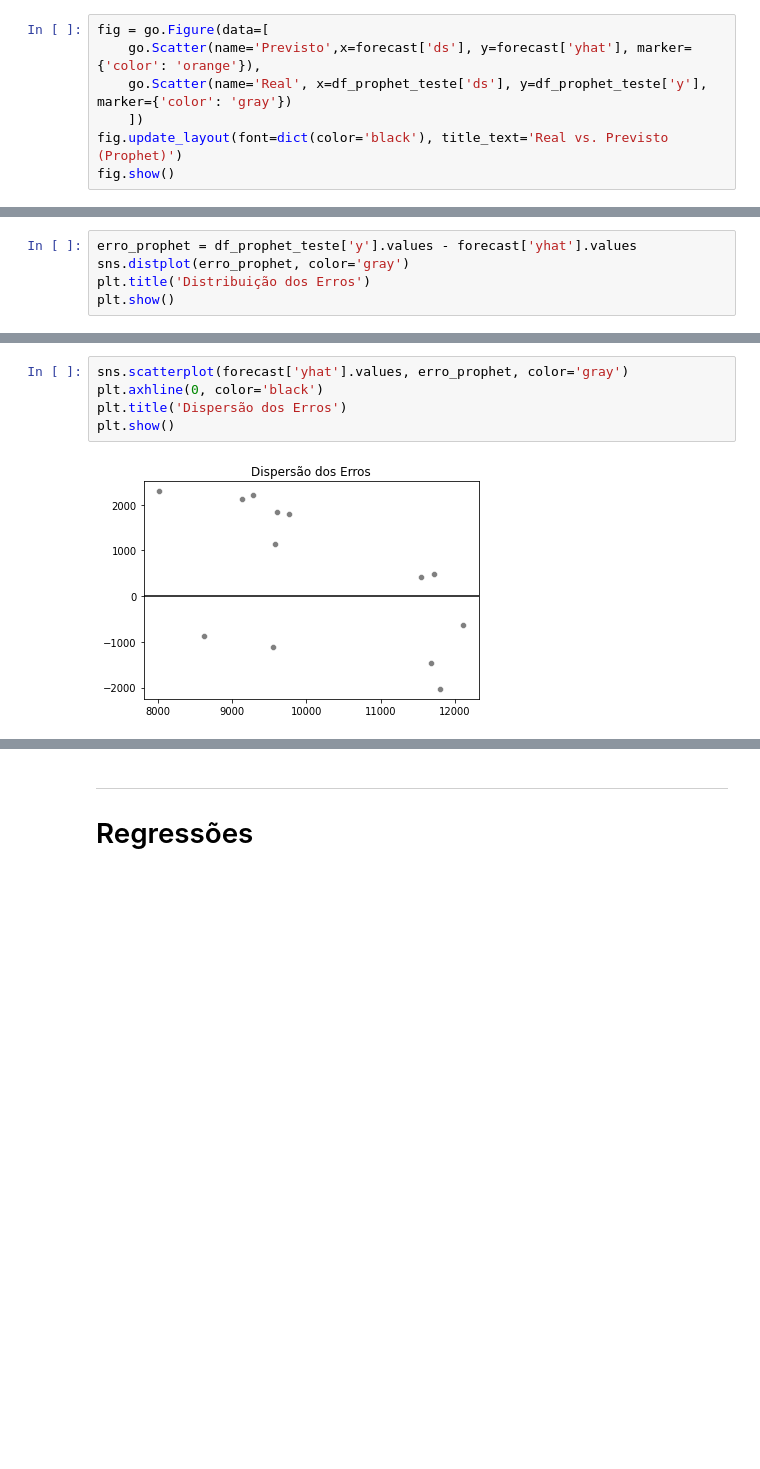
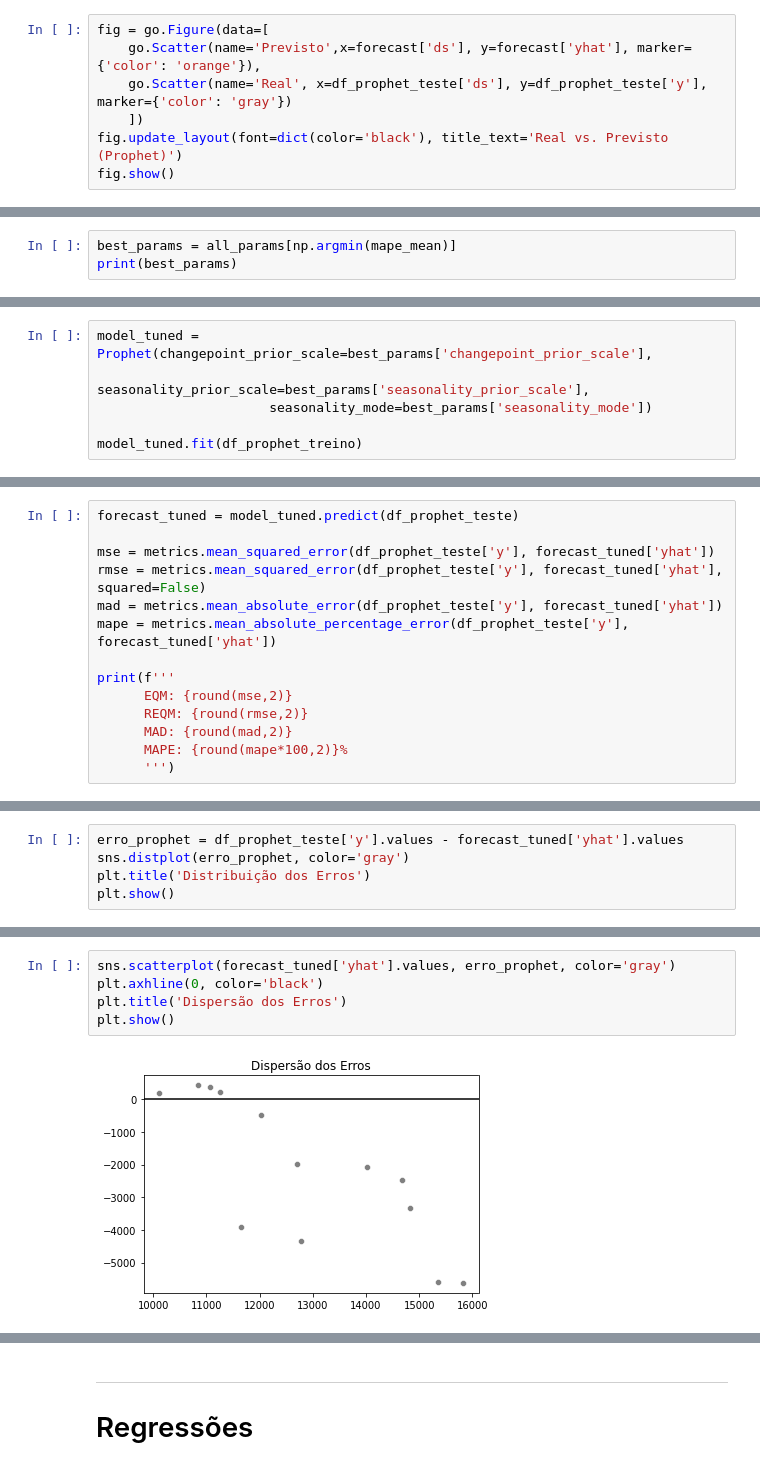
Before and after one commit to thiago-osorio/digital-house, a Jupyter notebook: projeto_integrador/Notebooks/modelagem.ipynb, the cells around one changed output, grey strips where cells are left out. Cells and saved outputs as stored; diff of their text form; blank space fills up the shorter version.

Commit message:
Ajustes modelagem

```diff
--- a/projeto_integrador/Notebooks/modelagem.ipynb
+++ b/projeto_integrador/Notebooks/modelagem.ipynb
@@ -108,0 +200,3 @@ fig.show()
+# %%
+best_params = all_params[np.argmin(mape_mean)]
+print(best_params)
@@ -108,0 +233,6 @@ fig.show()
+# %%
+model_tuned = Prophet(changepoint_prior_scale=best_params['changepoint_prior_scale'],
+                      seasonality_prior_scale=best_params['seasonality_prior_scale'],
+                      seasonality_mode=best_params['seasonality_mode'])
+
+model_tuned.fit(df_prophet_treino)
@@ -108,0 +243,14 @@ fig.show()
+# %%
+forecast_tuned = model_tuned.predict(df_prophet_teste)
+
+mse = metrics.mean_squared_error(df_prophet_teste['y'], forecast_tuned['yhat'])
+rmse = metrics.mean_squared_error(df_prophet_teste['y'], forecast_tuned['yhat'], squared=False)
+mad = metrics.mean_absolute_error(df_prophet_teste['y'], forecast_tuned['yhat'])
+mape = metrics.mean_absolute_percentage_error(df_prophet_teste['y'], forecast_tuned['yhat'])
+
+print(f'''
+      EQM: {round(mse,2)}
+      REQM: {round(rmse,2)}
+      MAD: {round(mad,2)}
+      MAPE: {round(mape*100,2)}%
+      ''')
@@ -109,5 +269,5 @@ fig.show()
 # %%
-erro_prophet = df_prophet_teste['y'].values - forecast['yhat'].values
+erro_prophet = df_prophet_teste['y'].values - forecast_tuned['yhat'].values
 sns.distplot(erro_prophet, color='gray')
 plt.title('Distribuição dos Erros')
 plt.show()
@@ -120,7 +280,7 @@ Aceita H0. A distribuição está normalmente distribuída. P-valor = 0.16786421
 # %%
-sns.scatterplot(forecast['yhat'].values, erro_prophet, color='gray')
+sns.scatterplot(forecast_tuned['yhat'].values, erro_prophet, color='gray')
 plt.axhline(0, color='black')
 plt.title('Dispersão dos Erros')
 plt.show()
 # %% [output]
-[figure, old version]
+[figure, new version]
```
Also changed, not shown: parts of 40 cells of this notebook.
